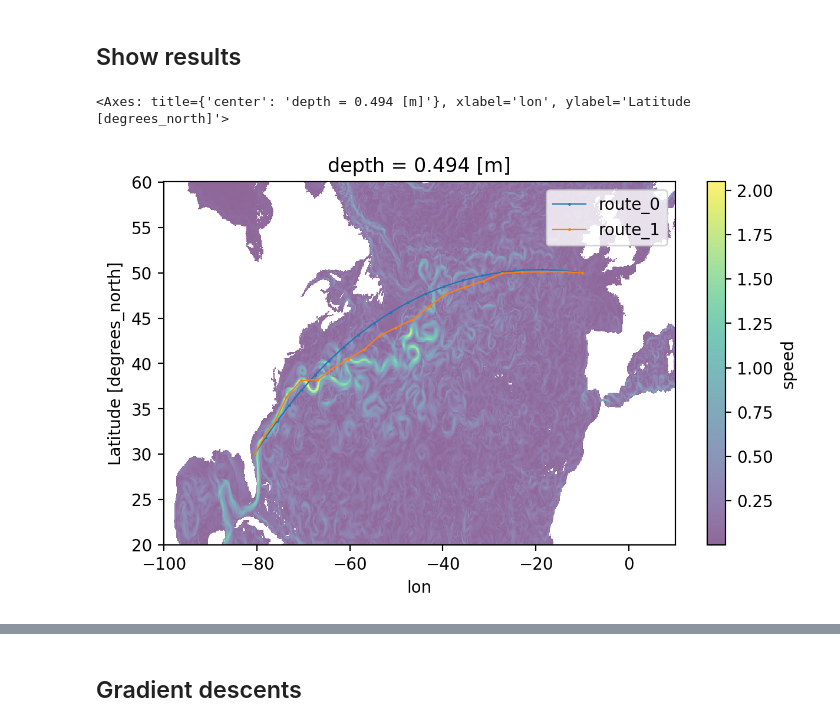
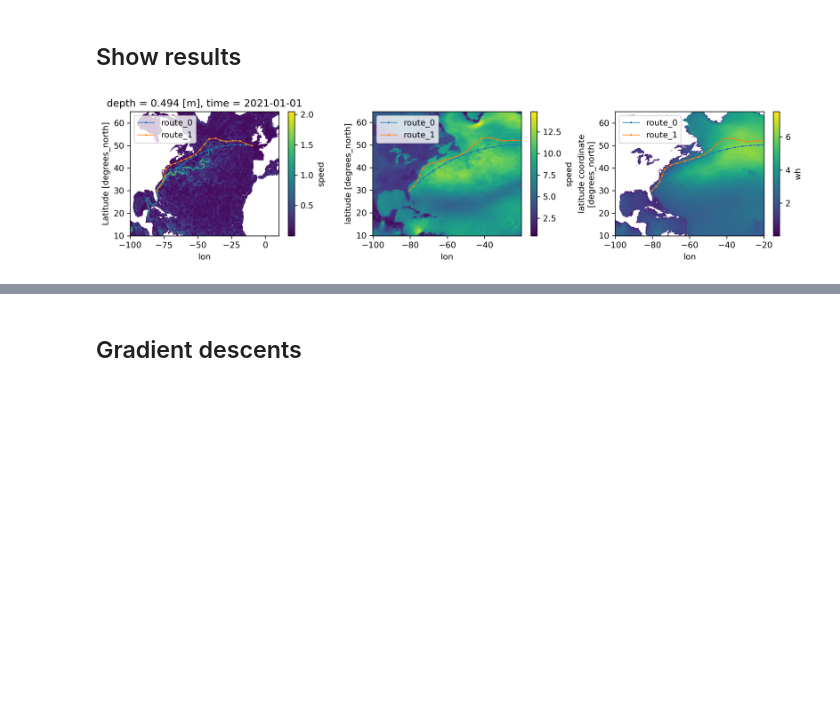
Before and after one commit to willirath/ship_routing, a Jupyter notebook: doc/examples/ship_routing_example.ipynb, the cells around one changed output, grey strips where cells are left out. Drawn from its saved outputs; the diff is of its cells as text; code cells hidden in the pictures; blank space fills up the shorter version.

```diff
--- a/doc/examples/ship_routing_example.ipynb
+++ b/doc/examples/ship_routing_example.ipynb
@@ -58,0 +83,6 @@ Attributes:
+# %%
+waves = load_waves(
+    data_file="data/waves/cmems_mod_glo_wav_my_0.2deg_PT3H-i_VHM0_2021-01_1d-max_100W-020E_10N-65N.nc"
+)
+
+waves
@@ -98,12 +151,16 @@ cost_steps = []
 max_width = 0.75 * route_0.length_meters
 max_dist_mod = 0.75 * max_width
 route_1 = route_0
-cost = route_1.cost_through(currents)
+cost = route_1.cost_through(
+    current_data_set=currents,
+    wave_data_set=waves,
+    wind_data_set=winds,
+)
 cost_steps.append(cost)
 
 accepted = 0
 n_reset = 0
-for n in tqdm.tqdm(range(1_000)):
+for n in tqdm.tqdm(range(200)):
     _route_1 = route_1.move_waypoints_left_nonlocal(
         center_distance_meters=np.random.uniform(
             max_width / 2.0, route_1.length_meters - max_width / 2.0
@@ -111,7 +168,11 @@ for n in tqdm.tqdm(range(1_000)):
         width_meters=max_width,
         max_move_meters=np.random.uniform(-max_dist_mod, max_dist_mod),
     )
-    _cost = _route_1.cost_through(current_data_set=currents)
+    _cost = _route_1.cost_through(
+        current_data_set=currents,
+        wave_data_set=waves,
+        wind_data_set=winds,
+    )
     if not np.isnan(_cost) and _cost < cost:
         route_1 = _route_1
         cost = _cost
@@ -141,20 +197,37 @@ plt.plot(cost_steps)
 # %% [markdown]
 ## Show results
 # %%
-fig, ax = plt.subplots(1, 1, figsize=(7, 4))
-currents.speed.mean("time").sel(lon=slice(-100, 10), lat=slice(20, 60)).plot(
-    ax=ax, alpha=0.6
-)
-fig.set_dpi(200)
-route_0.data_frame.plot.line(
-    x="lon", y="lat", marker=".", markersize=1.5, ax=ax, label="route_0", linewidth=0.8
-)
-route_1.data_frame.plot.line(
-    x="lon", y="lat", marker=".", markersize=1.5, ax=ax, label="route_1", linewidth=0.8
-)
+fig, ax = plt.subplots(1, 3, figsize=(12, 3))
+
+fig.set_dpi(300)
+
+currents.speed.plot(ax=ax[0])
+winds.speed.mean("time").plot(ax=ax[1])
+waves.wh.mean("time").plot(ax=ax[2])
+
+for _ax in ax.flatten():
+    route_0.data_frame.plot.line(
+        x="lon",
+        y="lat",
+        marker=".",
+        markersize=2.5,
+        ax=_ax,
+        label="route_0",
+        linewidth=0.8,
+    )
+    route_1.data_frame.plot.line(
+        x="lon",
+        y="lat",
+        marker=".",
+        markersize=2.5,
+        ax=_ax,
+        label="route_1",
+        linewidth=0.8,
+    )
+
+fig.tight_layout();
 # %% [output]
-<Axes: title={'center': 'depth = 0.494 [m]'}, xlabel='lon', ylabel='Latitude [degrees_north]'>
-[figure, old version]
+[figure, new version]
 # %%
 print(
     "reduction",
```
Also changed, not shown: parts of 15 cells of this notebook.
